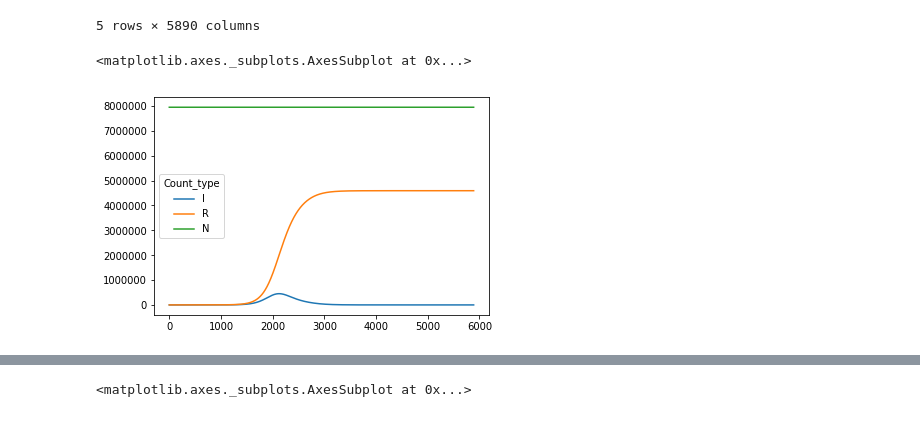
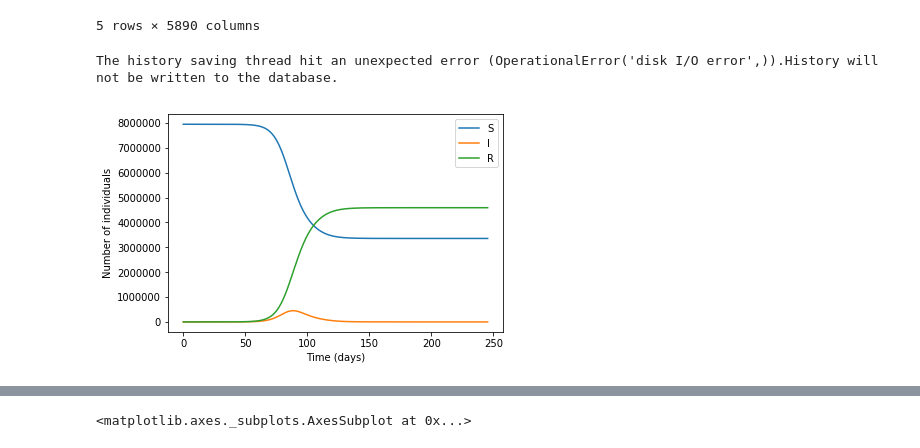
Before and after one commit to joshuablake/Temporal-metapop-epidemic-London-, a Jupyter notebook: src/Results analysis.ipynb, the cells around one changed output, grey strips where cells are left out. Drawn from its saved outputs; the diff is of its cells as text; code cells hidden in the pictures.

```diff
--- a/src/Results analysis.ipynb
+++ b/src/Results analysis.ipynb
@@ -25,11 +30,17 @@ results.head()
 |  |  |  | N | 7947055.0 | 7.947055e+06 | 7.947055e+06 | 7.947055e+06 | 7.947055e+06 | 7.947055e+06 | 7.947055e+06 | ... |
 |  | 99.0 | 1.0 | S | 7947054.0 | 7.947054e+06 | 7.947054e+06 | 7.947054e+06 | 7.947054e+06 | 7.947054e+06 | 7.947054e+06 | ... |
 5 rows × 5890 columns
-# %%
-results.xs((0,3,1), level=('Init_station','Init_time','Init_count')).T.drop(columns='S').plot()
-# %% [output]
-<matplotlib.axes._subplots.AxesSubplot at 0x...>
-[figure, removed]
+# %%
+acton = results.xs((0,3,1), level=('Init_station','Init_time','Init_count')).T.drop(columns='N')
+acton.index = [i / 24 for i in acton.index]
+ax = acton.plot()
+ax.set_xlabel('Time (days)')
+ax.set_ylabel('Number of individuals')
+ax.legend().title = ''
+plt.savefig('../../diss/actonCentralSIR.pgf')
+# %% [output]
+The history saving thread hit an unexpected error (OperationalError('disk I/O error',)).History will not be written to the database.
+[figure, added]
 # %%
 filtered=results.xs((1, 'I'), level=('Init_count', 'Count_type')).fillna(0)
 filtered_R=results.xs((1, 'R'), level=('Init_count', 'Count_type')).fillna(0)
```
Also changed, not shown: parts of 30 cells of this notebook, 4 other files.
